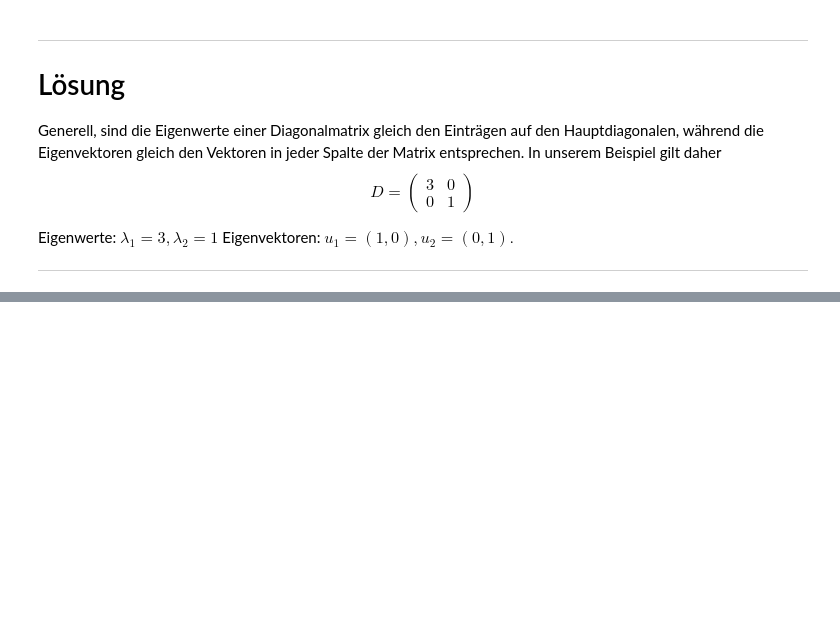
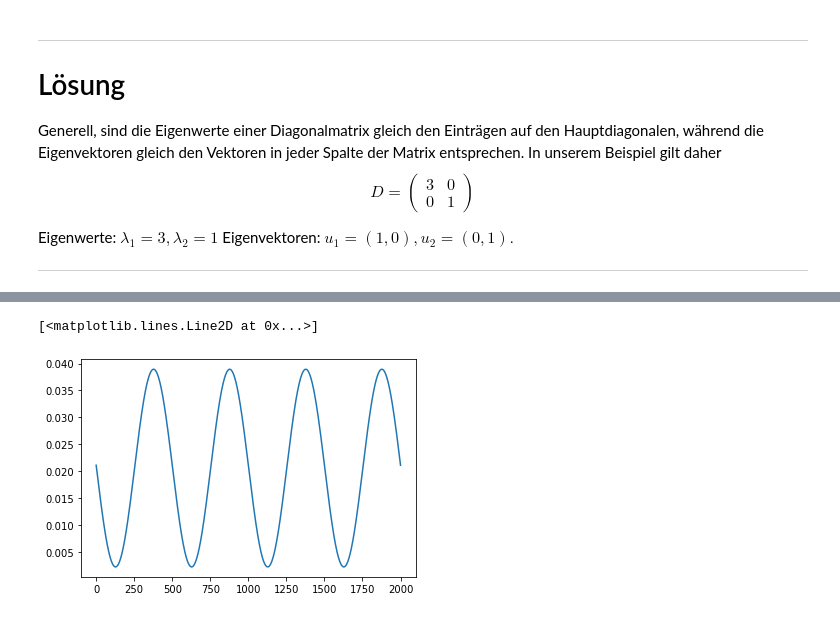
Before and after one commit to RMKruse/DataMiningInDerBioInf, a Jupyter notebook: uebung01/uebung01.ipynb, the cells around one changed output, grey strips where cells are left out. Drawn from its saved outputs; the diff is of its cells as text; code cells hidden in the pictures; blank space fills up the shorter version.

```diff
--- a/uebung01/uebung01.ipynb
+++ b/uebung01/uebung01.ipynb
@@ -233,0 +264,5 @@ Wahrscheinlichkeitsdichte p(x) der zugrundeliegenden uniformen Verteilung der Da
+# %%
+# Rotationsmatrix
+def r_rot_mat(alpha_angle):
+    out = np.matrix([[np.cos(alpha_angle), - np.sin(alpha_angle)], [np.sin(alpha_angle), np.cos(alpha_angle)]])
+    return out
@@ -233,0 +278,20 @@ Wahrscheinlichkeitsdichte p(x) der zugrundeliegenden uniformen Verteilung der Da
+# %%
+# Test verschiedener Alphas
+alpha_vec = np.linspace(-2, 2, num=2001) * np.pi
+ergebnisse = []
+traces = []
+for i in alpha_vec:
+    temp_r = r_rot_mat(alpha_angle= i)
+    temp_tr = np.trace(temp_r)
+    traces.append(temp_tr)
+    temp_m = np.matmul(temp_r, x_data_mat)
+    temp = np.var(temp_m[0])
+    ergebnisse.append(temp)
+# %%
+alpha_vec, ergebnisse
+# pi - opt2 = opt 1 // 9 und 19
+plt.plot(ergebnisse)
+# plt.plot(np.pi)
+# %% [output]
+[<matplotlib.lines.Line2D at 0x...>]
+[figure, added]
```
Also changed, not shown: parts of 15 cells of this notebook.
